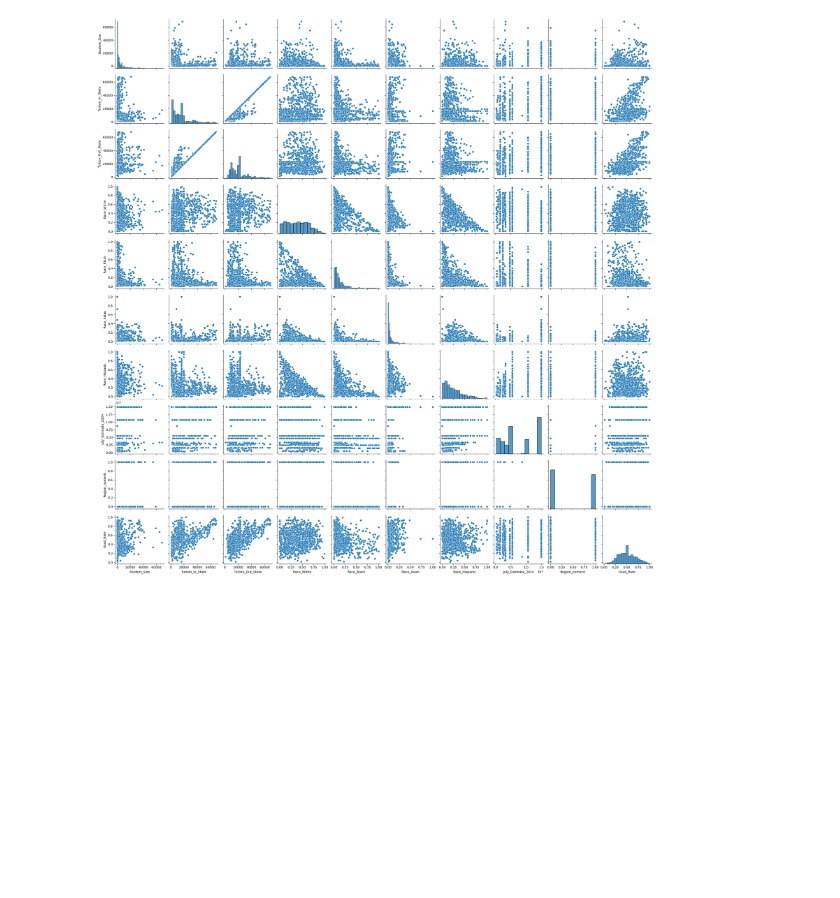
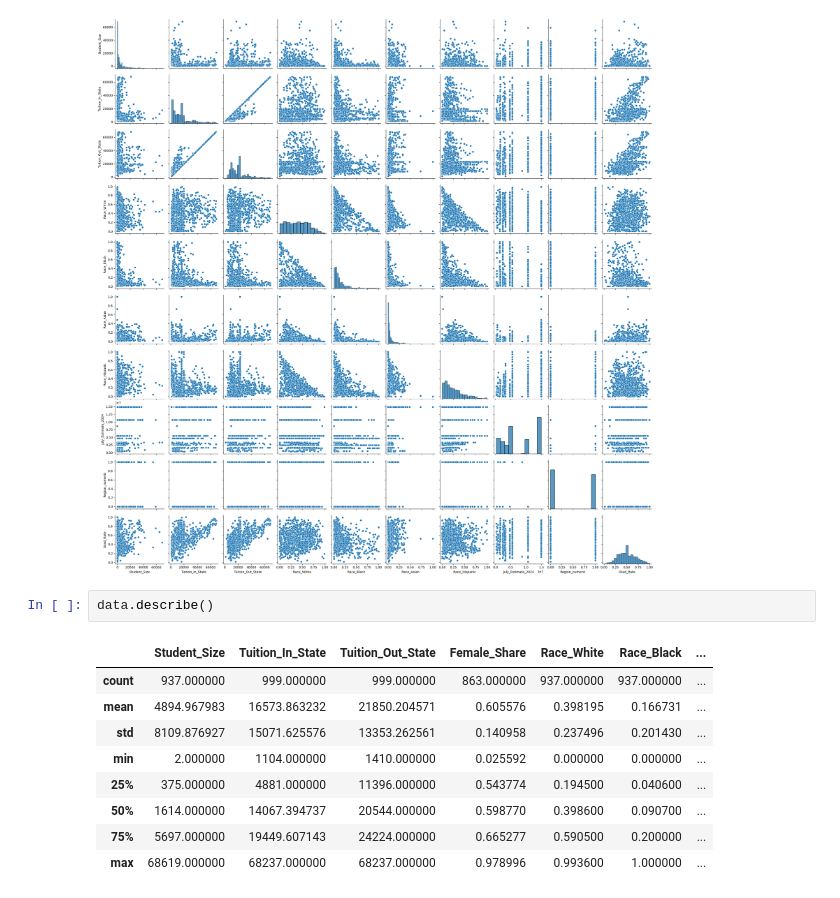
Before and after one commit to JNSREB2023/Data_Blog, a Jupyter notebook: EDA.ipynb, the cells around one changed output. Drawn from its saved outputs; the diff is of its cells as text; blank space fills up the shorter version.

```diff
--- a/EDA.ipynb
+++ b/EDA.ipynb
@@ -260,3 +268,15 @@ sns.pairplot(data[['Student_Size', 'Tuition_In_State', 'Tuition_Out_State', 'Rac
 # %% [output]
 <seaborn.axisgrid.PairGrid at 0x...>
 [figure]
+# %%
+data.describe()
+# %% [output]
+|  | Student_Size | Tuition_In_State | Tuition_Out_State | Female_Share | Race_White | Race_Black | ... |
+| count | 937.000000 | 999.000000 | 999.000000 | 863.000000 | 937.000000 | 937.000000 | ... |
+| mean | 4894.967983 | 16573.863232 | 21850.204571 | 0.605576 | 0.398195 | 0.166731 | ... |
+| std | 8109.876927 | 15071.625576 | 13353.262561 | 0.140958 | 0.237496 | 0.201430 | ... |
+| min | 2.000000 | 1104.000000 | 1410.000000 | 0.025592 | 0.000000 | 0.000000 | ... |
+| 25% | 375.000000 | 4881.000000 | 11396.000000 | 0.543774 | 0.194500 | 0.040600 | ... |
+| 50% | 1614.000000 | 14067.394737 | 20544.000000 | 0.598770 | 0.398600 | 0.090700 | ... |
+| 75% | 5697.000000 | 19449.607143 | 24224.000000 | 0.665277 | 0.590500 | 0.200000 | ... |
+| max | 68619.000000 | 68237.000000 | 68237.000000 | 0.978996 | 0.993600 | 1.000000 | ... |
```
Also changed, not shown: parts of 2 cells of this notebook, 1 other file.
